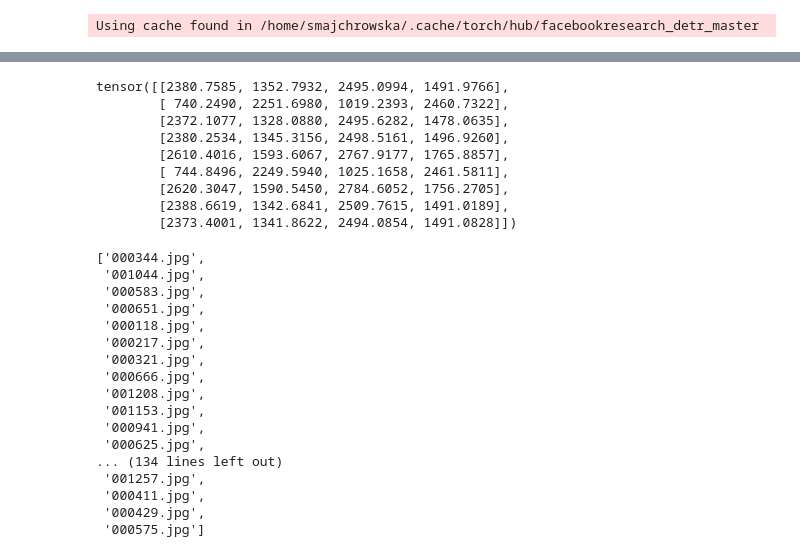
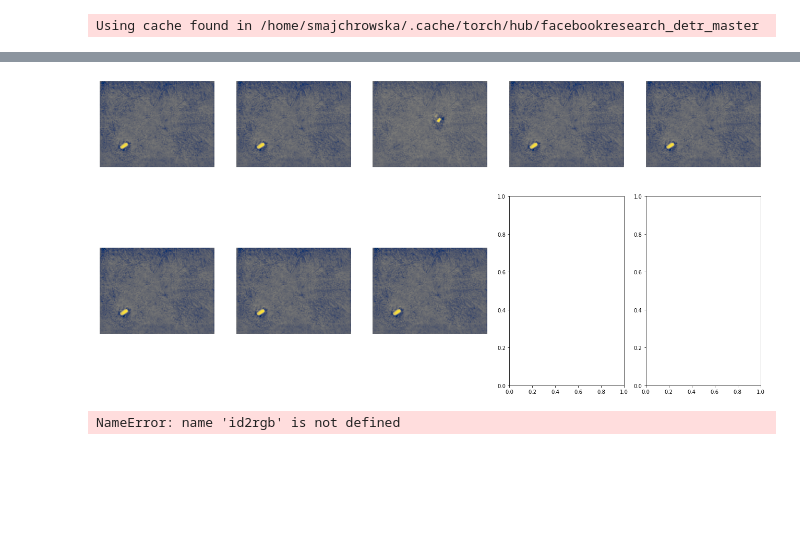
Before and after one commit to wimlds-trojmiasto/detect-waste, a Jupyter notebook: detr/notebooks/TACO_finetuning_detr.ipynb, the cells around one changed output, grey strips where cells are left out. Cells and saved outputs as stored; diff of their text form; code cells hidden in the pictures; blank space fills up the shorter version.

```diff
--- a/detr/notebooks/TACO_finetuning_detr.ipynb
+++ b/detr/notebooks/TACO_finetuning_detr.ipynb
@@ -236,32 +268,19 @@ plot_results(im, probas[keep], bboxes_scaled, CLASSES=CLASSES_6)
-# %%
-bboxes_scaled
-# %% [output]
-tensor([[2380.7585, 1352.7932, 2495.0994, 1491.9766],
-        [ 740.2490, 2251.6980, 1019.2393, 2460.7322],
-        [2372.1077, 1328.0880, 2495.6282, 1478.0635],
-        [2380.2534, 1345.3156, 2498.5161, 1496.9260],
-        [2610.4016, 1593.6067, 2767.9177, 1765.8857],
-        [ 744.8496, 2249.5940, 1025.1658, 2461.5811],
-        [2620.3047, 1590.5450, 2784.6052, 1756.2705],
-        [2388.6619, 1342.6841, 2509.7615, 1491.0189],
-        [2373.4001, 1341.8622, 2494.0854, 1491.0828]])
-# %%
-os.listdir('/dih4/dih4_2/wimlds/smajchrowska/TACO_split/val/')
-# %% [output]
-['000344.jpg',
- '001044.jpg',
- '000583.jpg',
- '000651.jpg',
- '000118.jpg',
- '000217.jpg',
- '000321.jpg',
- '000666.jpg',
- '001208.jpg',
- '001153.jpg',
- '000941.jpg',
- '000625.jpg',
-... (134 lines left out)
- '001257.jpg',
- '000411.jpg',
- '000429.jpg',
- '000575.jpg']
+# %%
+# Plot all the remaining masks
+ncols = 5
+fig, axs = plt.subplots(ncols=ncols, nrows=math.ceil(keep.sum().item() / ncols), figsize=(18, 10))
+#for line in axs:
+#    for a in line:
+#        a.axis('off')
+for i, mask in enumerate(outputs["pred_masks"][0, keep]):
+    ax = axs[i // ncols, i % ncols]
+    ax.imshow(mask, cmap="cividis")
+    ax.axis('off')
+fig.tight_layout()
+# %% [output]
+[figure, added]
+# %%
+# the post-processor expects as input the target size of the predictions (which we set here to the image size)
+result = postprocessor(outputs, torch.as_tensor(img.shape[-2:]).unsqueeze(0))[0]
+# %% [output]
+NameError: name 'id2rgb' is not defined
```
Also changed, not shown: parts of 4 cells of this notebook.
